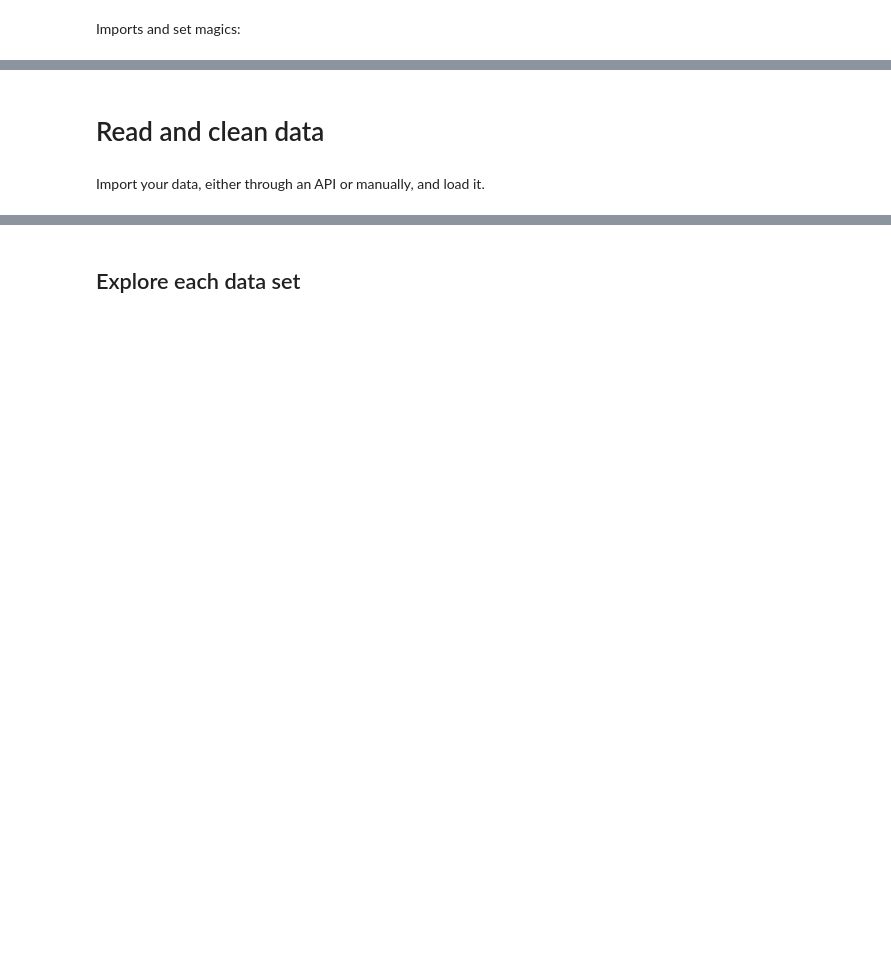
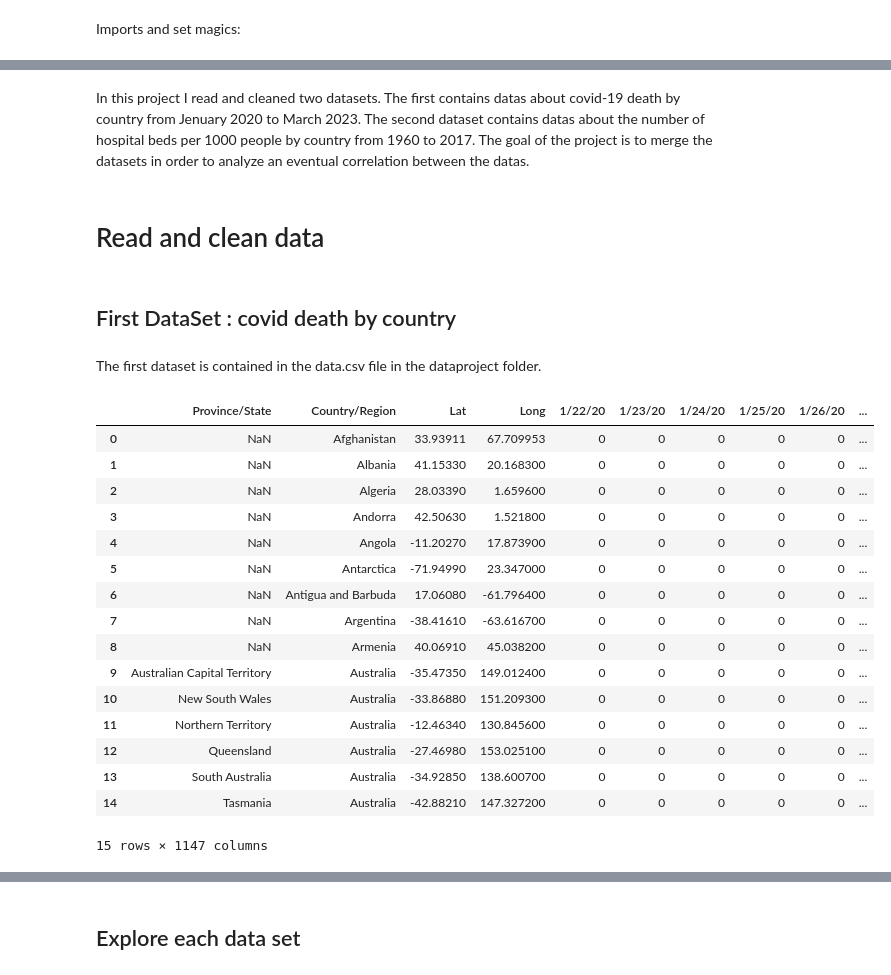
Before and after one commit to NumEconCopenhagen/projects-2023-michele-scola, a Jupyter notebook: dataproject/dataproject.ipynb, the cells around one changed output, grey strips where cells are left out. Saved outputs shown, nothing was run; the diff lists cells and outputs as text; code cells hidden in the pictures; blank space fills up the shorter version.

```diff
--- a/dataproject/dataproject.ipynb
+++ b/dataproject/dataproject.ipynb
@@ -30,4 +21,30 @@ The autoreload extension is already loaded. To reload it, use:
+# %% [markdown]
+In this project I read and cleaned two datasets. The first contains datas about covid-19 death by country from Jenuary 2020 to March 2023. The second dataset contains datas about the number of hospital beds per 1000 people by country from 1960 to 2017.
+The goal of the project is to merge the datasets in order to analyze an eventual correlation between the datas.
 # %% [markdown]
 # Read and clean data
-# %% [markdown]
-Import your data, either through an API or manually, and load it.
+# %% [markdown]
+## First DataSet : covid death by country
+# %% [markdown]
+The first dataset is contained in the data.csv file in the dataproject folder.
+# %%
+cov = pd.read_csv('data.csv') #reading the csv file
+cov.head(15)
+# %% [output]
+|  | Province/State | Country/Region | Lat | Long | 1/22/20 | 1/23/20 | 1/24/20 | 1/25/20 | 1/26/20 | ... |
+| 0 | NaN | Afghanistan | 33.93911 | 67.709953 | 0 | 0 | 0 | 0 | 0 | ... |
+| 1 | NaN | Albania | 41.15330 | 20.168300 | 0 | 0 | 0 | 0 | 0 | ... |
+| 2 | NaN | Algeria | 28.03390 | 1.659600 | 0 | 0 | 0 | 0 | 0 | ... |
+| 3 | NaN | Andorra | 42.50630 | 1.521800 | 0 | 0 | 0 | 0 | 0 | ... |
+| 4 | NaN | Angola | -11.20270 | 17.873900 | 0 | 0 | 0 | 0 | 0 | ... |
+| 5 | NaN | Antarctica | -71.94990 | 23.347000 | 0 | 0 | 0 | 0 | 0 | ... |
+| 6 | NaN | Antigua and Barbuda | 17.06080 | -61.796400 | 0 | 0 | 0 | 0 | 0 | ... |
+| 7 | NaN | Argentina | -38.41610 | -63.616700 | 0 | 0 | 0 | 0 | 0 | ... |
+| 8 | NaN | Armenia | 40.06910 | 45.038200 | 0 | 0 | 0 | 0 | 0 | ... |
+| 9 | Australian Capital Territory | Australia | -35.47350 | 149.012400 | 0 | 0 | 0 | 0 | 0 | ... |
+| 10 | New South Wales | Australia | -33.86880 | 151.209300 | 0 | 0 | 0 | 0 | 0 | ... |
+| 11 | Northern Territory | Australia | -12.46340 | 130.845600 | 0 | 0 | 0 | 0 | 0 | ... |
+| 12 | Queensland | Australia | -27.46980 | 153.025100 | 0 | 0 | 0 | 0 | 0 | ... |
+| 13 | South Australia | Australia | -34.92850 | 138.600700 | 0 | 0 | 0 | 0 | 0 | ... |
+| 14 | Tasmania | Australia | -42.88210 | 147.327200 | 0 | 0 | 0 | 0 | 0 | ... |
+15 rows × 1147 columns
```
Also changed, not shown: parts of 57 cells of this notebook, 7 other files.
